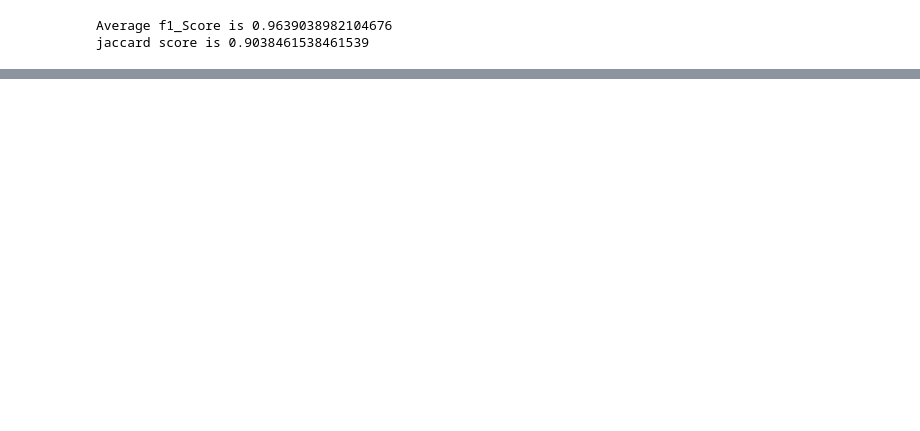
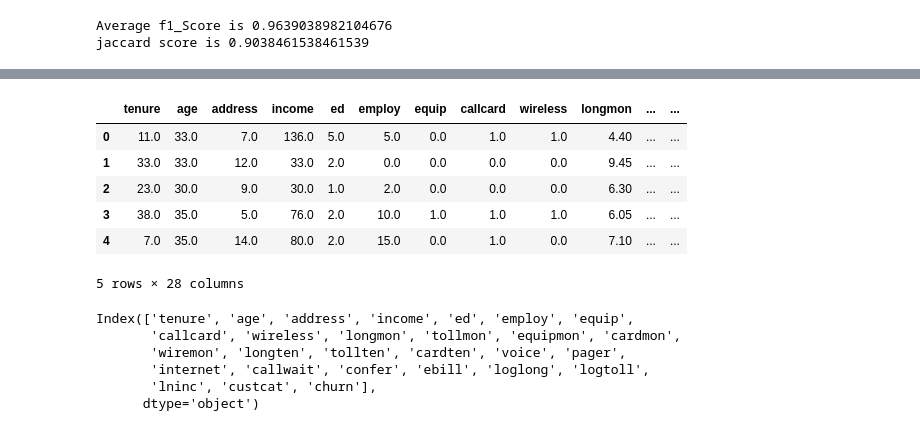
Before and after one commit to Deepakk200/colab_python, a Jupyter notebook: cell_sample.ipynb, the cells around one changed output, grey strips where cells are left out. Saved outputs shown, nothing was run; the diff lists cells and outputs as text; code cells hidden in the pictures; blank space fills up the shorter version.

```diff
--- a/cell_sample.ipynb
+++ b/cell_sample.ipynb
@@ -203,0 +226,20 @@ jaccard score is 0.9038461538461539
+# %%
+churn_df = pd.read_csv("ChurnData.csv")
+churn_df.head()
+# %% [output]
+|  | tenure | age | address | income | ed | employ | equip | callcard | wireless | longmon | ... | ... |
+| 0 | 11.0 | 33.0 | 7.0 | 136.0 | 5.0 | 5.0 | 0.0 | 1.0 | 1.0 | 4.40 | ... | ... |
+| 1 | 33.0 | 33.0 | 12.0 | 33.0 | 2.0 | 0.0 | 0.0 | 0.0 | 0.0 | 9.45 | ... | ... |
+| 2 | 23.0 | 30.0 | 9.0 | 30.0 | 1.0 | 2.0 | 0.0 | 0.0 | 0.0 | 6.30 | ... | ... |
+| 3 | 38.0 | 35.0 | 5.0 | 76.0 | 2.0 | 10.0 | 1.0 | 1.0 | 1.0 | 6.05 | ... | ... |
+| 4 | 7.0 | 35.0 | 14.0 | 80.0 | 2.0 | 15.0 | 0.0 | 1.0 | 0.0 | 7.10 | ... | ... |
+5 rows × 28 columns
+# %%
+churn_df.columns
+# %% [output]
+Index(['tenure', 'age', 'address', 'income', 'ed', 'employ', 'equip',
+       'callcard', 'wireless', 'longmon', 'tollmon', 'equipmon', 'cardmon',
+       'wiremon', 'longten', 'tollten', 'cardten', 'voice', 'pager',
+       'internet', 'callwait', 'confer', 'ebill', 'loglong', 'logtoll',
+       'lninc', 'custcat', 'churn'],
+      dtype='object')
```
Also changed, not shown: parts of 9 cells of this notebook.
